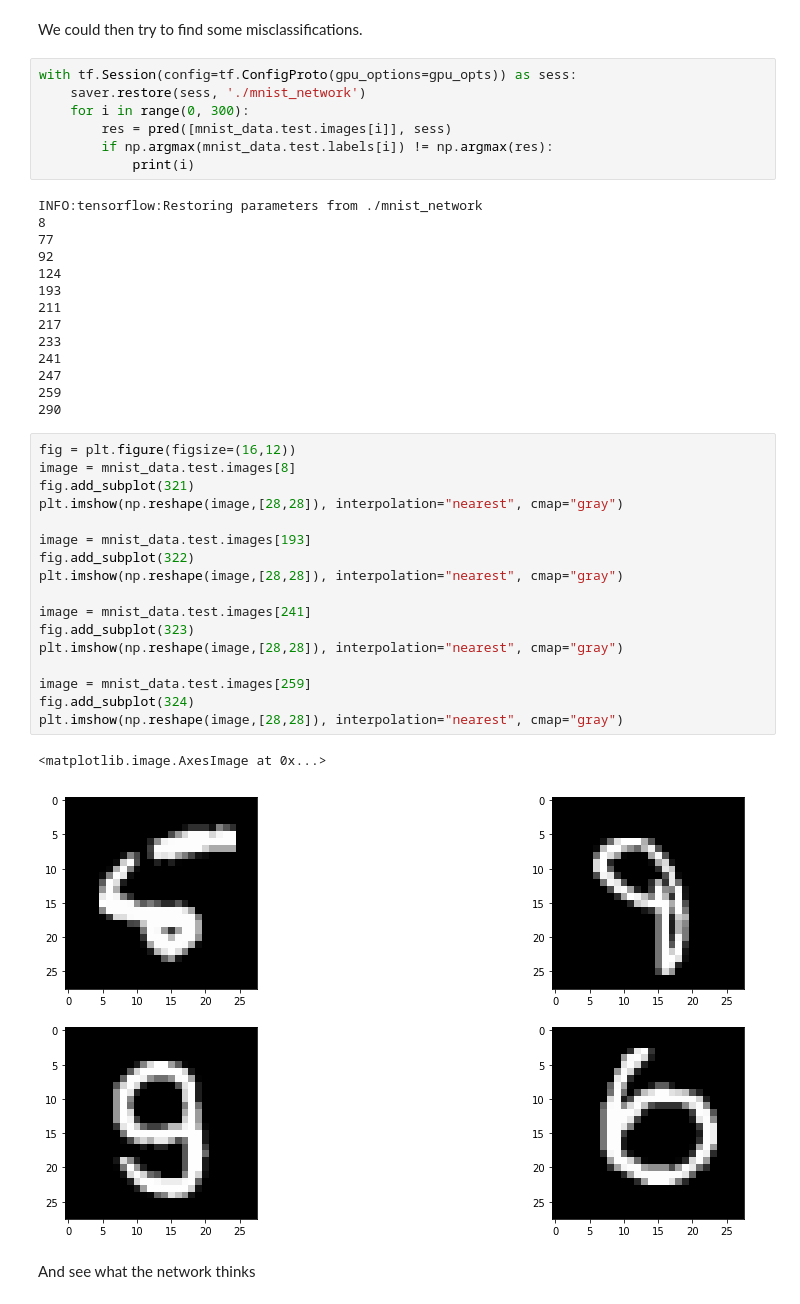
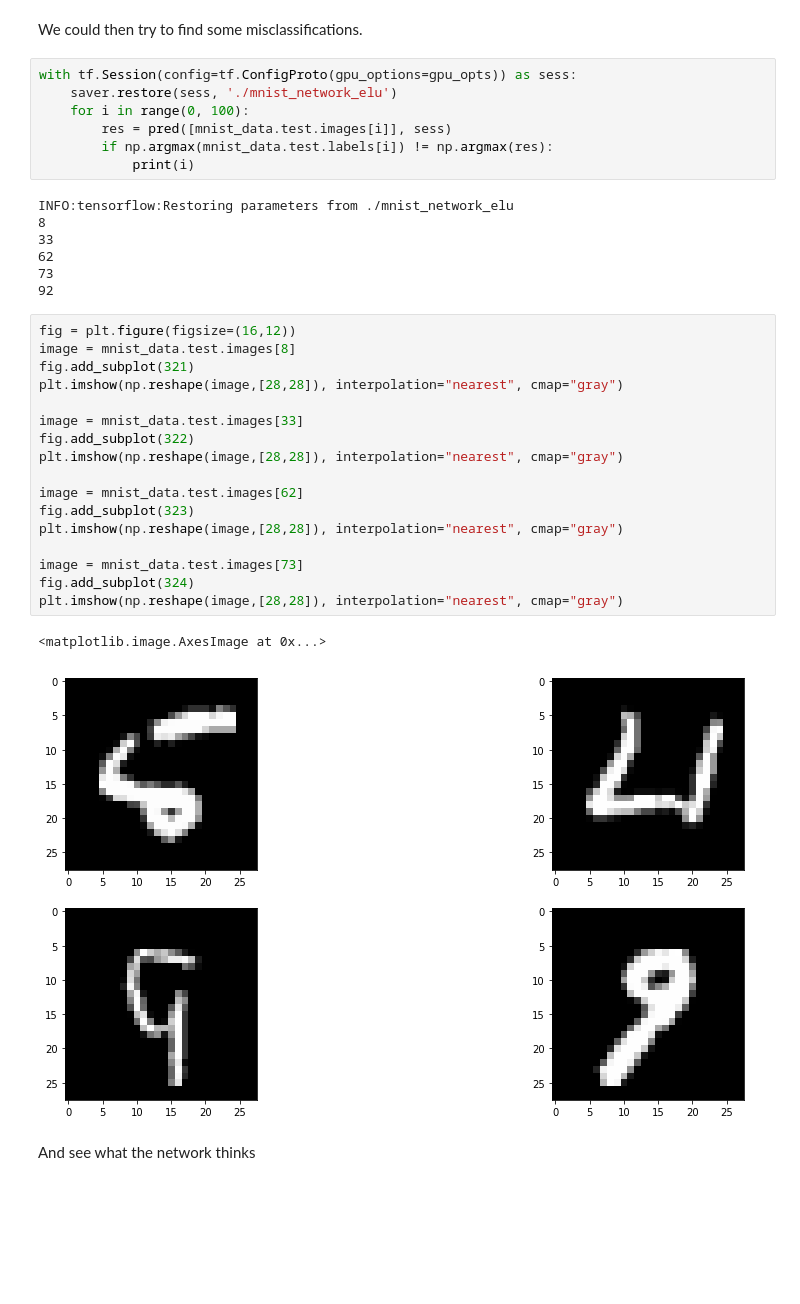
Before and after one commit to A-T-Kristensen/02456-deep-learning, a Jupyter notebook: notebooks/lab1_Introduction/7.EXE_MNIST.ipynb, the cells around one changed output. Drawn from its saved outputs; the diff is of its cells as text; blank space fills up the shorter version.

```diff
--- a/notebooks/lab1_Introduction/7.EXE_MNIST.ipynb
+++ b/notebooks/lab1_Introduction/7.EXE_MNIST.ipynb
@@ -498,45 +671,38 @@ INFO:tensorflow:Restoring parameters from ./mnist_network
 We could then try to find some misclassifications.
 # %%
 with tf.Session(config=tf.ConfigProto(gpu_options=gpu_opts)) as sess:
-    saver.restore(sess, './mnist_network')
-    for i in range(0, 300):
+    saver.restore(sess, './mnist_network_elu')
+    for i in range(0, 100):
         res = pred([mnist_data.test.images[i]], sess)
         if np.argmax(mnist_data.test.labels[i]) != np.argmax(res):
             print(i)
 # %% [output]
-INFO:tensorflow:Restoring parameters from ./mnist_network
+INFO:tensorflow:Restoring parameters from ./mnist_network_elu
 8
-77
+33
+62
+73
 92
-124
-193
-211
-217
-233
-241
-247
-259
-290
 # %%
 fig = plt.figure(figsize=(16,12))
 image = mnist_data.test.images[8]
 fig.add_subplot(321)
 plt.imshow(np.reshape(image,[28,28]), interpolation="nearest", cmap="gray")
 
-image = mnist_data.test.images[193]
+image = mnist_data.test.images[33]
 fig.add_subplot(322)
 plt.imshow(np.reshape(image,[28,28]), interpolation="nearest", cmap="gray")
 
-image = mnist_data.test.images[241]
+image = mnist_data.test.images[62]
 fig.add_subplot(323)
 plt.imshow(np.reshape(image,[28,28]), interpolation="nearest", cmap="gray")
 
-image = mnist_data.test.images[259]
+image = mnist_data.test.images[73]
 fig.add_subplot(324)
 plt.imshow(np.reshape(image,[28,28]), interpolation="nearest", cmap="gray")
 # %% [output]
 <matplotlib.image.AxesImage at 0x...>
-[figure, old version]
+[figure, new version]
 # %% [markdown]
 And see what the network thinks
 # %%
```
Also changed, not shown: parts of 26 cells of this notebook.
